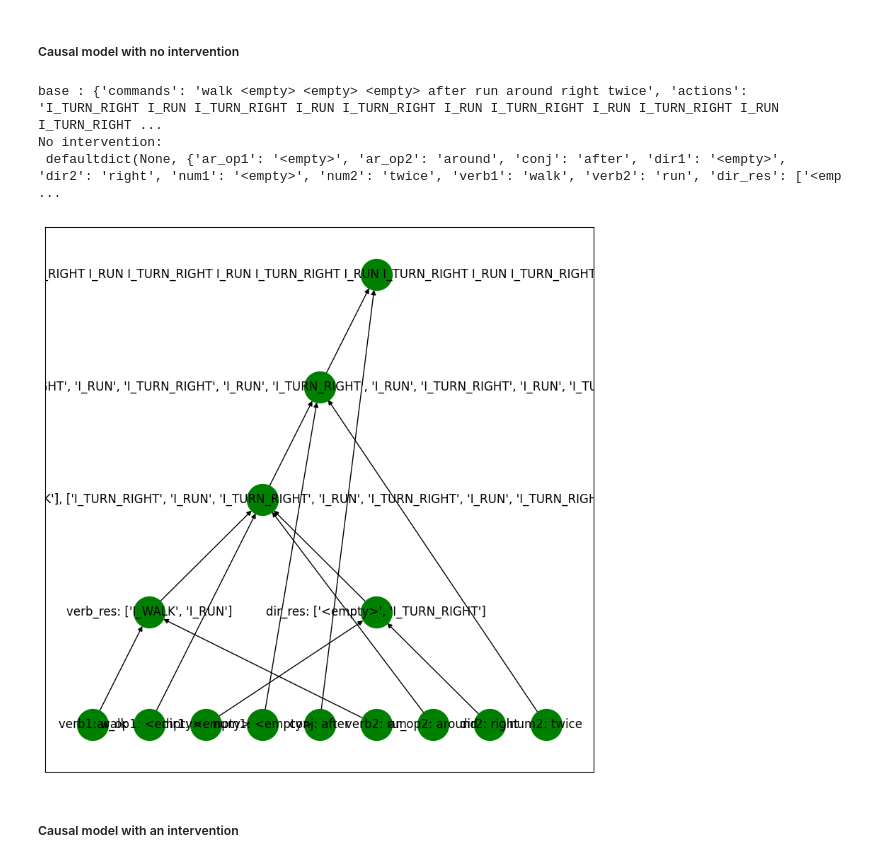
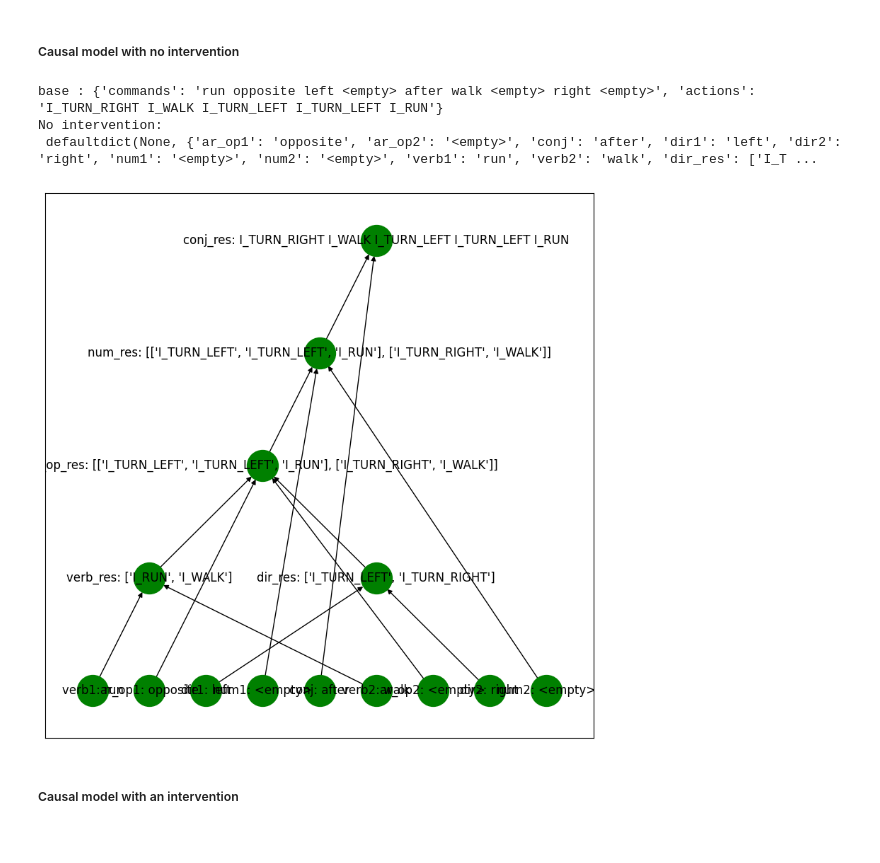
Before and after one commit to tatami-galaxy/Caricatures, a Jupyter notebook: experiments/SCAN/interventions/gpt2_scan_interventions_BU.ipynb, the cells around one changed output. Saved outputs shown, nothing was run; the diff lists cells and outputs as text; code cells hidden in the pictures.

```diff
--- a/experiments/SCAN/interventions/gpt2_scan_interventions_BU.ipynb
+++ b/experiments/SCAN/interventions/gpt2_scan_interventions_BU.ipynb
@@ -353,19 +353,19 @@ simple_test_padded = simple_test.map(
 # %% [markdown]
 ##### Causal model with no intervention
 # %%
-example = simple_train_padded[1]
+example = simple_train_padded[0]
 print('base : {}'.format(example))
 
 padded_command = example[input_column].split()
 # assume leaves are correctly ordered from left to right
 causal_model_inputs = {leaves[i]:padded_command[i] for i in range(MAX_COMMAND_LEN)}
 base_setting = causal_model.run_forward(causal_model_inputs)
 print("No intervention:\n", base_setting, "\n")
 causal_model.print_setting(base_setting)
 # %% [output]
-base : {'commands': 'walk <empty> <empty> <empty> after run around right twice', 'actions': 'I_TURN_RIGHT I_RUN I_TURN_RIGHT I_RUN I_TURN_RIGHT I_RUN I_TURN_RIGHT I_RUN I_TURN_RIGHT I_RUN I_TURN_RIGHT ...
+base : {'commands': 'run opposite left <empty> after walk <empty> right <empty>', 'actions': 'I_TURN_RIGHT I_WALK I_TURN_LEFT I_TURN_LEFT I_RUN'}
 No intervention:
- defaultdict(None, {'ar_op1': '<empty>', 'ar_op2': 'around', 'conj': 'after', 'dir1': '<empty>', 'dir2': 'right', 'num1': '<empty>', 'num2': 'twice', 'verb1': 'walk', 'verb2': 'run', 'dir_res': ['<emp ...
+ defaultdict(None, {'ar_op1': 'opposite', 'ar_op2': '<empty>', 'conj': 'after', 'dir1': 'left', 'dir2': 'right', 'num1': '<empty>', 'num2': '<empty>', 'verb1': 'run', 'verb2': 'walk', 'dir_res': ['I_T ...
-[figure, old version]
+[figure, new version]
 # %% [markdown]
 ##### Causal model with an intervention
```
Also changed, not shown: parts of 5 cells of this notebook.
